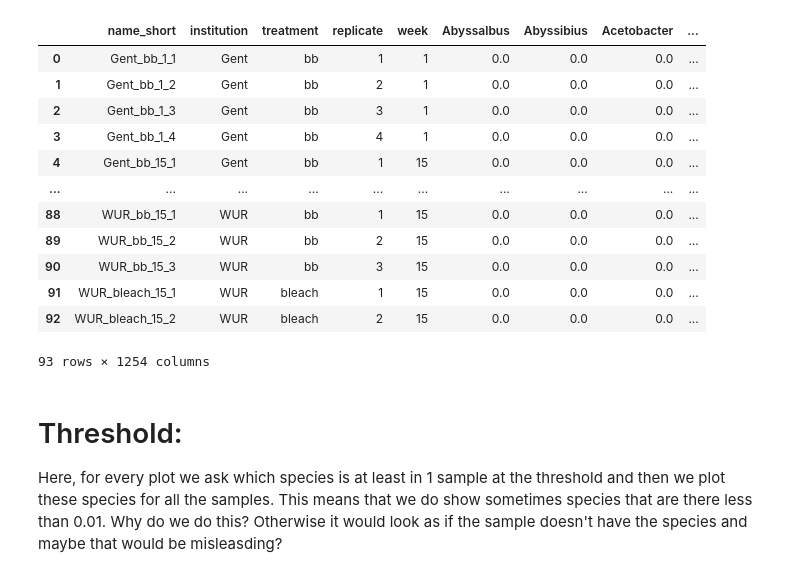
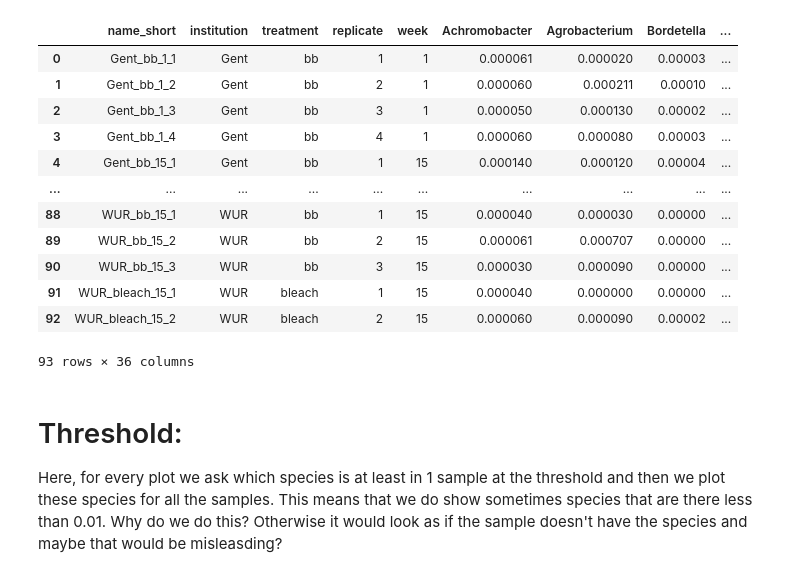
Before and after one commit to Easybel/HostMicrobiomeEvol, a Jupyter notebook: Metagenomics/2_Analysis/M2_Abundancy_Plot.ipynb, the cells around one changed output. Saved outputs shown, nothing was run; the diff lists cells and outputs as text; code cells hidden in the pictures.

```diff
--- a/Metagenomics/2_Analysis/M2_Abundancy_Plot.ipynb
+++ b/Metagenomics/2_Analysis/M2_Abundancy_Plot.ipynb
@@ -15,31 +15,30 @@ genus_descending = np.load('/home/isabel/Documents/postDoc_Amsterdam/B_BioInfo/1
 # %%
 # read in data to panda
 
-InPath="/home/isabel/Documents/postDoc_Amsterdam/1_EvolWormJourney/1_Genomics/2_EvolGenomics/2_Metagenomics/1_taxonomy/"
-#file="motus_Merge_genus_032024_0.01minFrac_FromPY"
-file="KraBracken_DBstandard_042024_0minFrac_genus_FromPY"
-#file="KraBracken_DBplusPf_042024_0.01minFrac_genus_FromPY"
+InPath="/home/isabel/Documents/postDoc_Amsterdam/1_EvolWormJourney/1_Genomics/2_EvolGenomics/2_Metagenomics/1_taxonomy/3_FinalAbunData/"
+
+file="KraBracken_DBplusPf_062024_0.01minFrac_genus_FromPY"
 
 df=pd.read_csv(InPath+file+".csv",delimiter=",")
 
 threshold = 0.01
 df
 
 ## exclude specific
 # %% [output]
-|  | name_short | institution | treatment | replicate | week | Abyssalbus | Abyssibius | Acetobacter | ... |
-| 0 | Gent_bb_1_1 | Gent | bb | 1 | 1 | 0.0 | 0.0 | 0.0 | ... |
-| 1 | Gent_bb_1_2 | Gent | bb | 2 | 1 | 0.0 | 0.0 | 0.0 | ... |
-| 2 | Gent_bb_1_3 | Gent | bb | 3 | 1 | 0.0 | 0.0 | 0.0 | ... |
-| 3 | Gent_bb_1_4 | Gent | bb | 4 | 1 | 0.0 | 0.0 | 0.0 | ... |
-| 4 | Gent_bb_15_1 | Gent | bb | 1 | 15 | 0.0 | 0.0 | 0.0 | ... |
+|  | name_short | institution | treatment | replicate | week | Achromobacter | Agrobacterium | Bordetella | ... |
+| 0 | Gent_bb_1_1 | Gent | bb | 1 | 1 | 0.000061 | 0.000020 | 0.00003 | ... |
+| 1 | Gent_bb_1_2 | Gent | bb | 2 | 1 | 0.000060 | 0.000211 | 0.00010 | ... |
+| 2 | Gent_bb_1_3 | Gent | bb | 3 | 1 | 0.000050 | 0.000130 | 0.00002 | ... |
+| 3 | Gent_bb_1_4 | Gent | bb | 4 | 1 | 0.000060 | 0.000080 | 0.00003 | ... |
+| 4 | Gent_bb_15_1 | Gent | bb | 1 | 15 | 0.000140 | 0.000120 | 0.00004 | ... |
 | ... | ... | ... | ... | ... | ... | ... | ... | ... | ... |
-| 88 | WUR_bb_15_1 | WUR | bb | 1 | 15 | 0.0 | 0.0 | 0.0 | ... |
-| 89 | WUR_bb_15_2 | WUR | bb | 2 | 15 | 0.0 | 0.0 | 0.0 | ... |
-| 90 | WUR_bb_15_3 | WUR | bb | 3 | 15 | 0.0 | 0.0 | 0.0 | ... |
-| 91 | WUR_bleach_15_1 | WUR | bleach | 1 | 15 | 0.0 | 0.0 | 0.0 | ... |
-| 92 | WUR_bleach_15_2 | WUR | bleach | 2 | 15 | 0.0 | 0.0 | 0.0 | ... |
+| 88 | WUR_bb_15_1 | WUR | bb | 1 | 15 | 0.000040 | 0.000030 | 0.00000 | ... |
+| 89 | WUR_bb_15_2 | WUR | bb | 2 | 15 | 0.000061 | 0.000707 | 0.00000 | ... |
+| 90 | WUR_bb_15_3 | WUR | bb | 3 | 15 | 0.000030 | 0.000090 | 0.00000 | ... |
+| 91 | WUR_bleach_15_1 | WUR | bleach | 1 | 15 | 0.000040 | 0.000000 | 0.00000 | ... |
+| 92 | WUR_bleach_15_2 | WUR | bleach | 2 | 15 | 0.000060 | 0.000090 | 0.00002 | ... |
-93 rows × 1254 columns
+93 rows × 36 columns
 # %% [markdown]
 # Threshold:
 Here, for every plot we ask which species is at least in 1 sample at the threshold and then we plot these species for all the samples. This means that we do show sometimes species that are there less than 0.01. Why do we do this? Otherwise it would look as if the sample doesn't have the species and maybe that would be misleasding?
```
Also changed, not shown: parts of 2 cells of this notebook, 4 other files.
